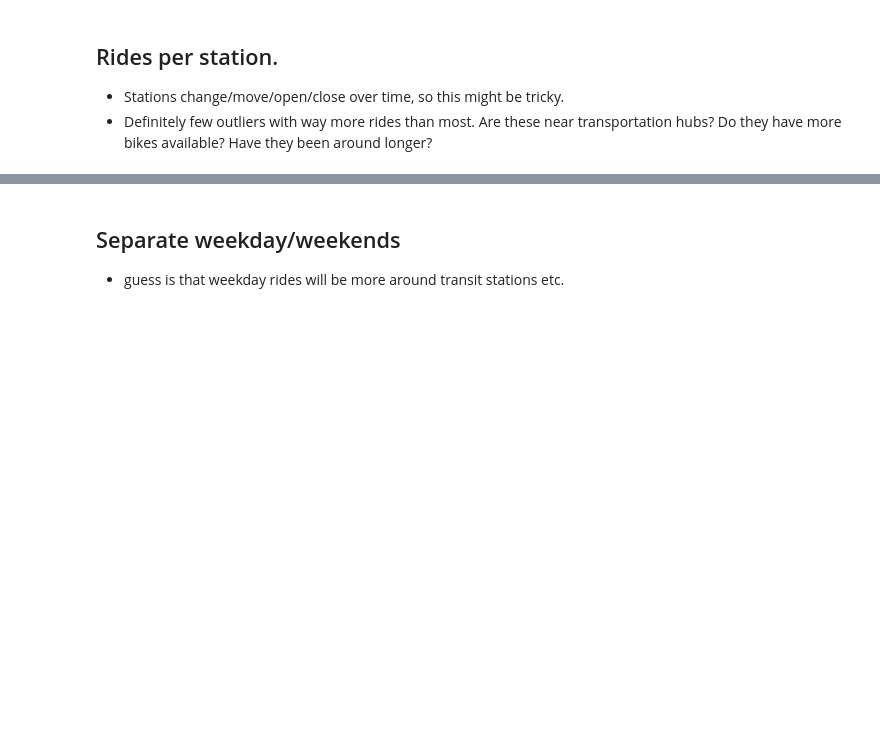
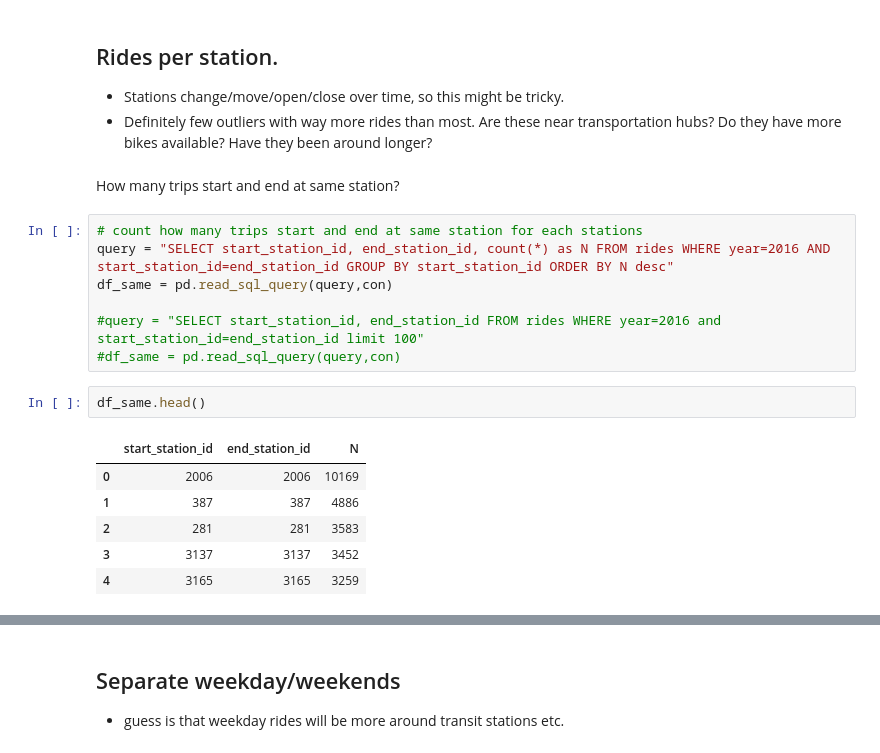
Before and after one commit to andypicke/Springboard_DataScience, a Jupyter notebook: Capstone_1/citibike_EDA.ipynb, the cells around one changed output, grey strips where cells are left out. Saved outputs shown, nothing was run; the diff lists cells and outputs as text; blank space fills up the shorter version.

```diff
--- a/Capstone_1/citibike_EDA.ipynb
+++ b/Capstone_1/citibike_EDA.ipynb
@@ -242,5 +242,23 @@ plt.ylabel('avg duration (mins)')
 ## Rides per station.
 - Stations change/move/open/close over time, so this might be tricky.
 - Definitely few outliers with way more rides than most. Are these near transportation hubs? Do they have more bikes available? Have they been around longer?
+# %% [markdown]
+How many trips start and end at same station?
+# %%
+# count how many trips start and end at same station for each stations
+query = "SELECT start_station_id, end_station_id, count(*) as N FROM rides WHERE year=2016 AND start_station_id=end_station_id GROUP BY start_station_id ORDER BY N desc"
+df_same = pd.read_sql_query(query,con)
+
+#query = "SELECT start_station_id, end_station_id FROM rides WHERE year=2016 and start_station_id=end_station_id limit 100"
+#df_same = pd.read_sql_query(query,con)
+# %%
+df_same.head()
+# %% [output]
+|  | start_station_id | end_station_id | N |
+| 0 | 2006 | 2006 | 10169 |
+| 1 | 387 | 387 | 4886 |
+| 2 | 281 | 281 | 3583 |
+| 3 | 3137 | 3137 | 3452 |
+| 4 | 3165 | 3165 | 3259 |
 # %%
 # Rides per station (* stations change over time?)
```
Also changed, not shown: parts of 2 cells of this notebook, 1 other file.
